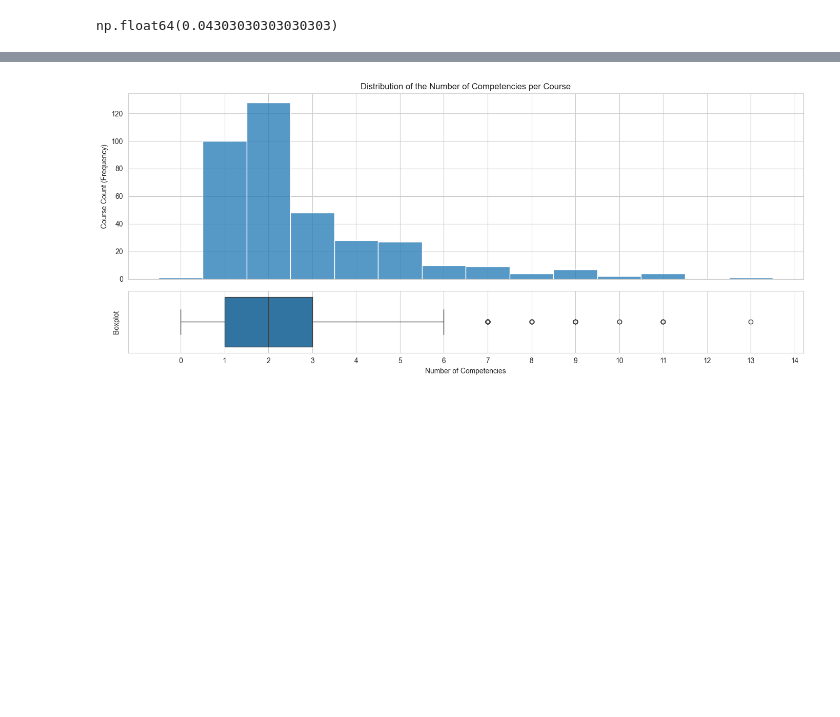
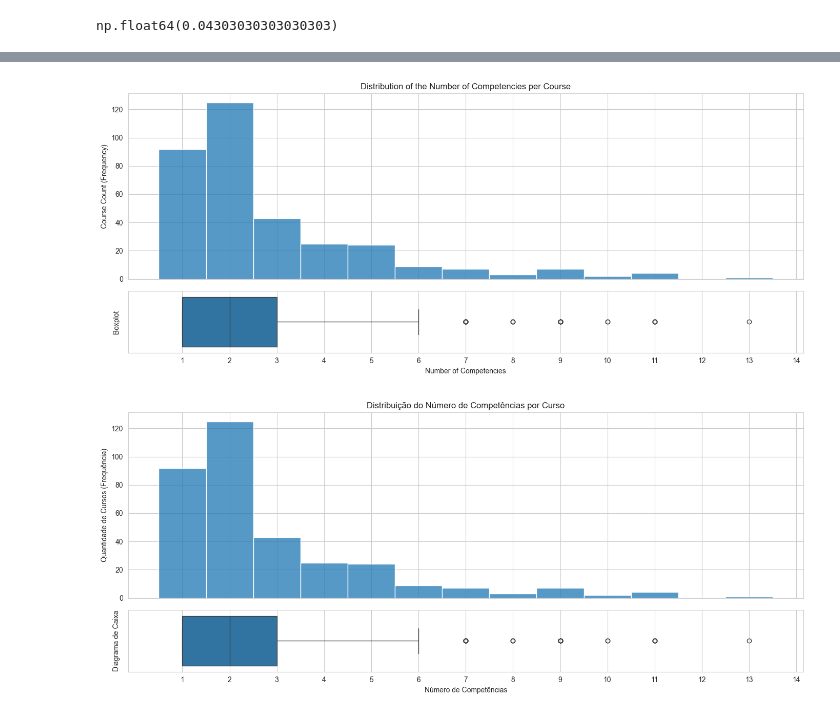
Before and after one commit to plaforedu-ifrn/IEEEAccess-PlaforEDU, a Jupyter notebook: eda.ipynb, the cells around one changed output, grey strips where cells are left out. Cells and saved outputs as stored; diff of their text form; code cells hidden in the pictures; blank space fills up the shorter version.

```diff
--- a/eda.ipynb
+++ b/eda.ipynb
@@ -286,0 +408,8 @@ df_counts = pd.DataFrame(competency_counts, columns=['num_competencias'])
+# %%
+competency_counts = (
+    course_competencies.groupby("courseId")["comp_id"]
+    .nunique()
+    .reset_index(name="num_competencies")
+)
+
+competency_counts.head()
@@ -287,37 +423,68 @@ df_counts = pd.DataFrame(competency_counts, columns=['num_competencias'])
 # %%
 sns.set_style("whitegrid")
 
 fig, axes = plt.subplots(
     2, 1,
     figsize=(14, 6),
     sharex=True,
-    gridspec_kw={'height_ratios': [3, 1]}
+    gridspec_kw={"height_ratios": [3, 1]}
 )
 
 sns.histplot(
-    df_counts['num_competencias'],   # column name kept in Portuguese
+    competency_counts["num_competencies"],
     ax=axes[0],
     binwidth=1,
     discrete=True
 )
 
-axes[0].set_title('Distribution of the Number of Competencies per Course')
-axes[0].set_ylabel('Course Count (Frequency)')
-axes[0].set_xlabel('')
+axes[0].set_title("Distribution of the Number of Competencies per Course")
+axes[0].set_ylabel("Course Count (Frequency)")
+axes[0].set_xlabel("")
 
 sns.boxplot(
-    x=df_counts['num_competencias'],  # column name kept in Portuguese
+    x=competency_counts["num_competencies"],
     ax=axes[1]
 )
 
-axes[1].set_xlabel('Number of Competencies')
-axes[1].set_ylabel('Boxplot')
+axes[1].set_xlabel("Number of Competencies")
+axes[1].set_ylabel("Boxplot")
 
-max_comp = int(df_counts['num_competencias'].max())
-min_comp = int(df_counts['num_competencias'].min())
+max_comp = int(competency_counts["num_competencies"].max())
+min_comp = int(competency_counts["num_competencies"].min())
 axes[1].set_xticks(range(min_comp, max_comp + 2))
 
 plt.tight_layout()
 plt.show()
+
+fig, axes = plt.subplots(
+    2, 1,
+    figsize=(14, 6),
+    sharex=True,
+    gridspec_kw={"height_ratios": [3, 1]}
+)
+
+sns.histplot(
+    competency_counts["num_competencies"],
+    ax=axes[0],
+    binwidth=1,
+    discrete=True
+)
+
+axes[0].set_title("Distribuição do Número de Competências por Curso")
+axes[0].set_ylabel("Quantidade de Cursos (Frequência)")
+axes[0].set_xlabel("")
+
+sns.boxplot(
+    x=competency_counts["num_competencies"],
+    ax=axes[1]
+)
+
+axes[1].set_xlabel("Número de Competências")
+axes[1].set_ylabel("Diagrama de Caixa")
+axes[1].set_xticks(range(min_comp, max_comp + 2))
+
+plt.tight_layout()
+plt.show()
 # %% [output]
-[figure, old version]
+[figure, new version]
+[figure, added]
```
Also changed, not shown: parts of 26 cells of this notebook, 1 other file.
